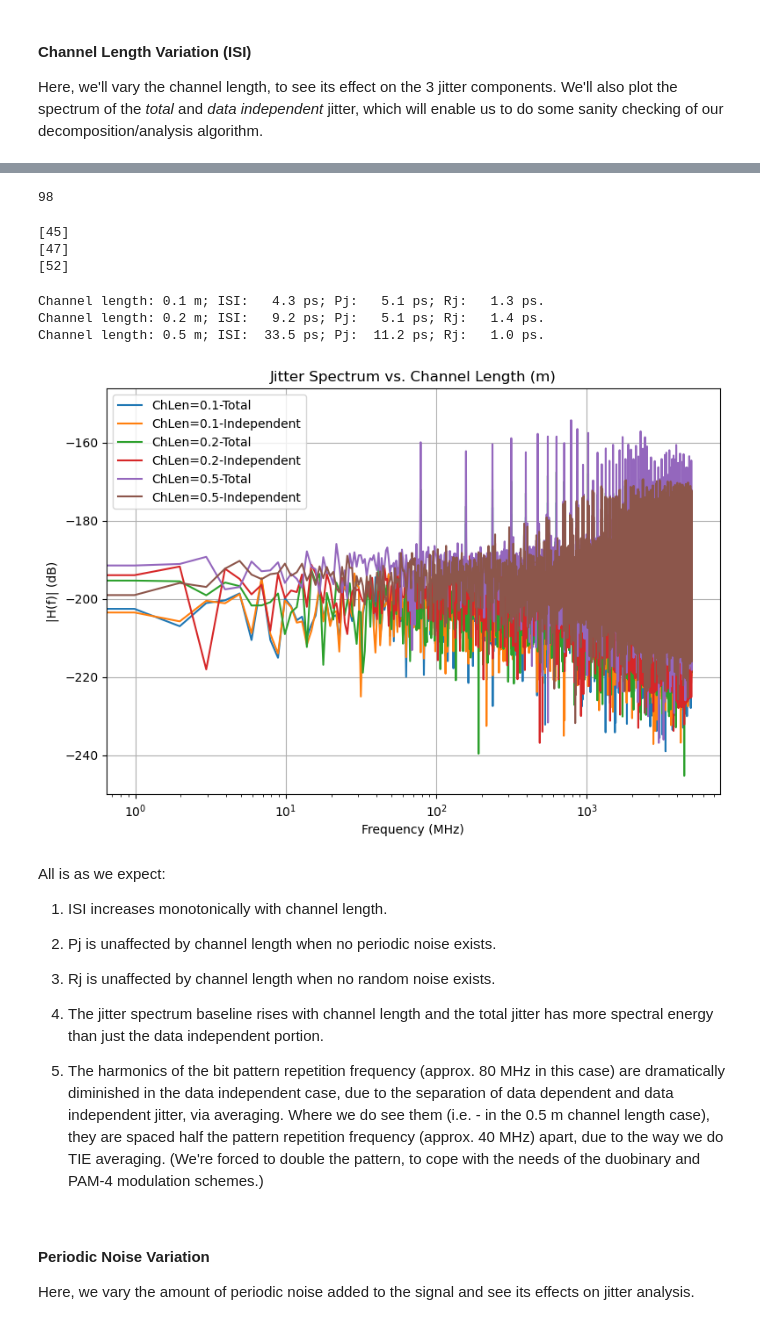
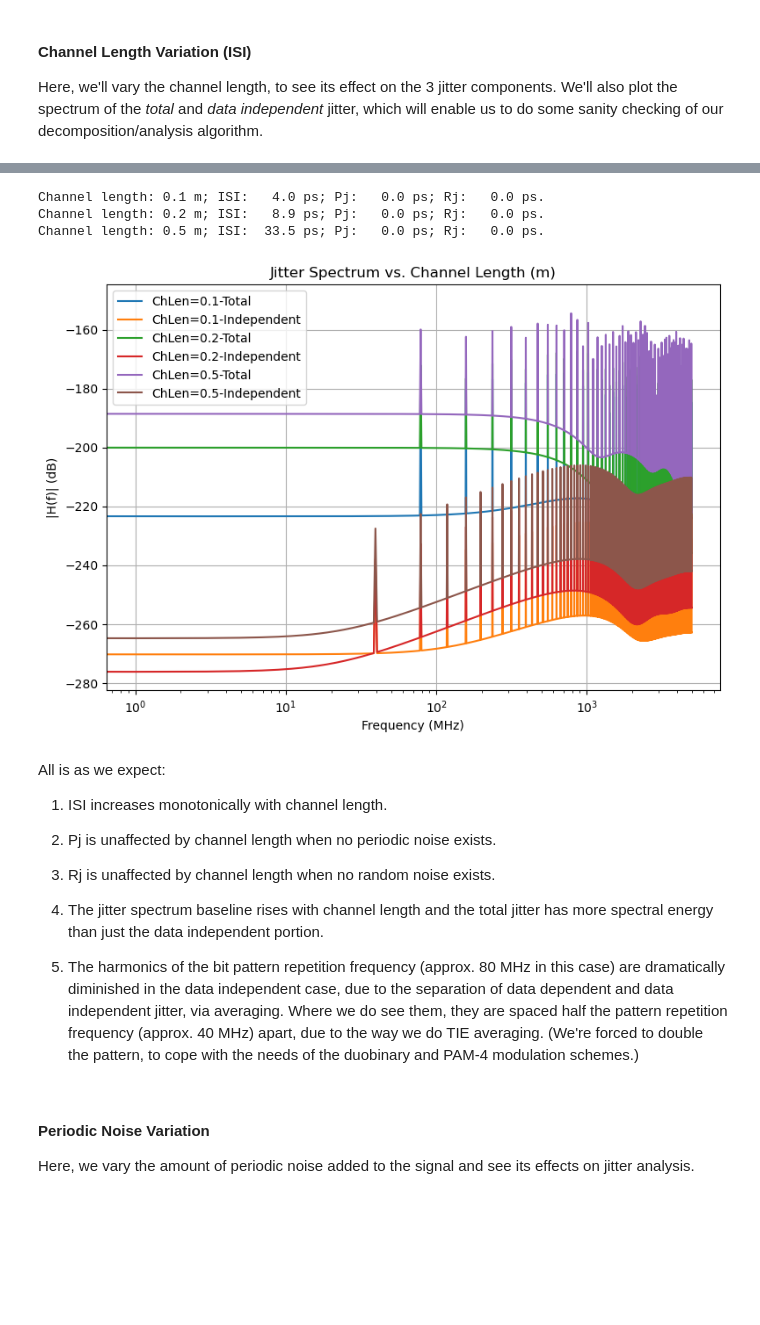
Before and after one commit to capn-freako/PyBERT, a Jupyter notebook: misc/OnJitterDecomposition.ipynb, the cells around one changed output, grey strips where cells are left out. Saved outputs shown, nothing was run; the diff lists cells and outputs as text; code cells hidden in the pictures; blank space fills up the shorter version.

```diff
--- a/misc/OnJitterDecomposition.ipynb
+++ b/misc/OnJitterDecomposition.ipynb
@@ -276,35 +253,23 @@ plt.show()
-# %%
-print(len(x3))
-# %% [output]
-98
-# %%
-peak_ixs = array(list(filter( lambda x: abs(x - center_ix) > 1
-                            , where(diff(sign(diff(myPyBERT.hist_ind_smooth))) < 0)[0] - 1 )))
-print(peak_ixs)
-print(myPyBERT.neg_peak_ixs)
-print(myPyBERT.pos_peak_ixs)
-# %% [output]
-[45]
-[47]
-[52]
-# %%
-for l_ch in [0.1, 0.2, 0.5]:
-    myPyBERT.l_ch = l_ch
-    my_run_simulation(myPyBERT, initial_run=False, update_plots=False)
-    print(f"Channel length: {l_ch:3.1f} m; ISI: {myPyBERT.isi_tx*1e12:5.1f} ps; Pj: {myPyBERT.pj_tx*1e12:5.1f} ps; Rj: {myPyBERT.rj_tx*1e12:5.1f} ps.")
-    plt.semilogx(myPyBERT.f_MHz[:len(myPyBERT.jitter_spectrum_tx)],     20*np.log10(np.abs(myPyBERT.jitter_spectrum_tx)),     label=f"ChLen={l_ch:3.1}-Total")
-    plt.semilogx(myPyBERT.f_MHz[:len(myPyBERT.jitter_ind_spectrum_tx)], 20*np.log10(np.abs(myPyBERT.jitter_ind_spectrum_tx)), label=f"ChLen={l_ch:3.1}-Independent")
-plt.title("Jitter Spectrum vs. Channel Length (m)")
-plt.xlabel("Frequency (MHz)")
-plt.ylabel("|H(f)| (dB)")
-plt.grid()
-plt.legend()
-plt.show()
-# %% [output]
-Channel length: 0.1 m; ISI:   4.3 ps; Pj:   5.1 ps; Rj:   1.3 ps.
-Channel length: 0.2 m; ISI:   9.2 ps; Pj:   5.1 ps; Rj:   1.4 ps.
-Channel length: 0.5 m; ISI:  33.5 ps; Pj:  11.2 ps; Rj:   1.0 ps.
-[figure, removed]
+# %%
+myPyBERT.pn_mag = 0
+myPyBERT.rn     = 0
+for l_ch in [0.1, 0.2, 0.5]:
+    myPyBERT.l_ch = l_ch
+    my_run_simulation(myPyBERT, initial_run=False, update_plots=False)
+    print(f"Channel length: {l_ch:3.1f} m; ISI: {myPyBERT.isi_tx*1e12:5.1f} ps; Pj: {myPyBERT.pj_tx*1e12:5.1f} ps; Rj: {myPyBERT.rj_tx*1e12:5.1f} ps.")
+    plt.semilogx(myPyBERT.f_MHz[:len(myPyBERT.jitter_spectrum_tx)],     20*np.log10(np.abs(myPyBERT.jitter_spectrum_tx)),     label=f"ChLen={l_ch:3.1}-Total")
+    plt.semilogx(myPyBERT.f_MHz[:len(myPyBERT.jitter_ind_spectrum_tx)], 20*np.log10(np.abs(myPyBERT.jitter_ind_spectrum_tx)), label=f"ChLen={l_ch:3.1}-Independent")
+plt.title("Jitter Spectrum vs. Channel Length (m)")
+plt.xlabel("Frequency (MHz)")
+plt.ylabel("|H(f)| (dB)")
+plt.grid()
+plt.legend()
+plt.show()
+# %% [output]
+Channel length: 0.1 m; ISI:   4.0 ps; Pj:   0.0 ps; Rj:   0.0 ps.
+Channel length: 0.2 m; ISI:   8.9 ps; Pj:   0.0 ps; Rj:   0.0 ps.
+Channel length: 0.5 m; ISI:  33.5 ps; Pj:   0.0 ps; Rj:   0.0 ps.
+[figure, added]
 # %% [markdown]
 All is as we expect:
 
@@ -317,7 +282,7 @@ All is as we expect:
 1. The jitter spectrum baseline rises with channel length and the total jitter has more spectral energy than just the data independent portion.
 
 1. The harmonics of the bit pattern repetition frequency (approx. 80 MHz in this case) are dramatically diminished in the data independent case, due to the separation of data dependent and data independent jitter, via averaging.
-Where we do see them (i.e. - in the 0.5 m channel length case), they are spaced half the pattern repetition frequency (approx. 40 MHz) apart, due to the way we do TIE averaging.
+Where we do see them, they are spaced half the pattern repetition frequency (approx. 40 MHz) apart, due to the way we do TIE averaging.
 (We're forced to double the pattern, to cope with the needs of the duobinary and PAM-4 modulation schemes.)
 # %% [markdown]
 #### Periodic Noise Variation
```
Also changed, not shown: parts of 25 cells of this notebook.
